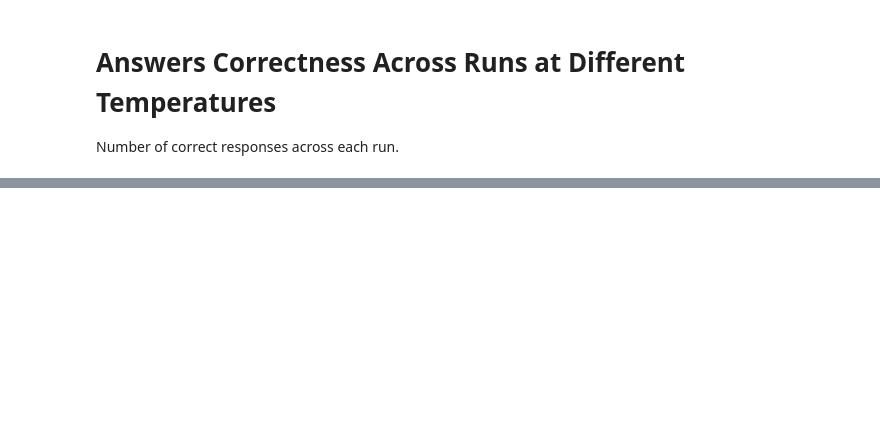
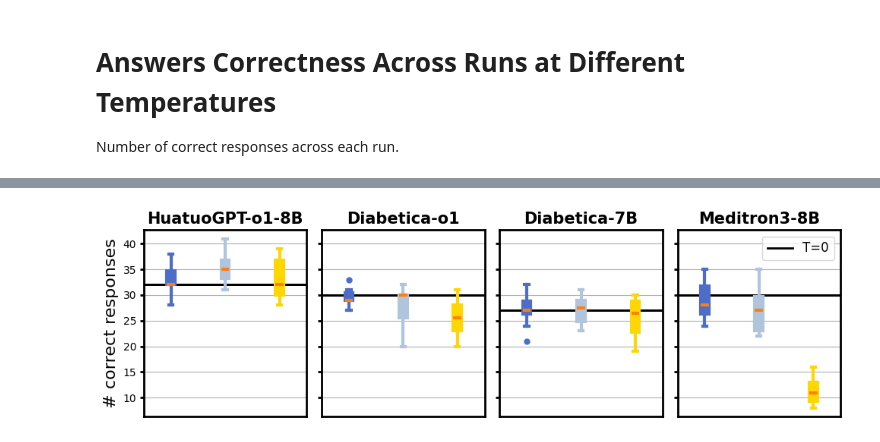
Before and after one commit to vanessadamario/SmallMedLLMs-PedEndo, a Jupyter notebook: notebooks/Evaluate Performance.ipynb, the cells around one changed output, grey strips where cells are left out. Cells and saved outputs as stored; diff of their text form; code cells hidden in the pictures; blank space fills up the shorter version.

```diff
--- a/notebooks/Evaluate Performance.ipynb
+++ b/notebooks/Evaluate Performance.ipynb
@@ -340,7 +342,7 @@ for model, cols in groups.items():
 
 # Display results
 for model, stats in accuracy_when_agree.items():
-    lo, hi = proportion_confint(stats['n_agreements'], n, method="wilson")
+    lo, hi = proportion_confint(stats['n_agreements'], n_cases, method="wilson")
     print(f"""{model.upper()}\n
     {stats['n_agreements']} agreements,
     # match & correct = {stats['# match & correct']:.3f},
@@ -432,6 +434,13 @@ clinical-chatgpt
 
 medfound7B
 [np.int64(71)]
+# %%
+models = [["huatuo-o1-prompt1", "huatuo-o1-prompt2", "huatuo-o1_no_letter"],
+          ["diabetica-o1-prompt1", "diabetica-o1-prompt2", "diabetica-o1_no_letter"],
+          ["diabetica-7B-prompt1", "diabetica-7B-prompt2", "diabetica-7B_no_letter"],
+          ["meditron3-8B-prompt1", "meditron3-8B_no_letter"],
+          ["clinical-chatgpt-prompt1", "clinical-chatgpt-prompt2", "clinical-chatgpt_no_letter"],
+          ["medfound7B-prompt1", "medfound7B-prompt2", "medfound7B_no_letter"]]
 # %% [markdown]
 ## McNemar's Test
 # %%
@@ -1347,38 +1498,40 @@ for j, t in enumerate(temperature_list):
                            capprops=capprops,
                            flierprops=flierprops,
                            patch_artist=True,
-                           labels=None,
+                           tick_labels=None,
                            # legend=lab,
                            zorder=4)
 
         bp['boxes'][0].set_facecolor(box_color)
         for element in ['boxes', 'whiskers', 'caps']: #, 'medians']:
             for b in bp[element]:
                 b.set_color(box_color)
                 b.set_linewidth(3)
 
         if t == temperature_list[-1]:
             ax[i].set_title(m_name, fontsize=15, weight='bold')
         ax[i].set_xticks([])          # removes tick locations
         ax[i].set_xticklabels([])     # removes labels (just in case)
 
 
 tick = ax[0].yaxis.get_major_ticks()
-for t in tick:
-    t.label.set_fontsize(11)
+# for t in tick:
+#    t.label.set_fontsize(11)
 ax[0].set_ylabel("# correct responses", fontsize=16)
 
 # legend
 line_T0 = mlines.Line2D([], [], color='black', label='T=0')
 # box_handles = [
 #    mpatches.Patch(facecolor=color, edgecolor=color, label=f'T={temperature_list[k]}')
 #    for k, color in enumerate(colors_list)]
 # handles = line_T0 # [line_T0]  + box_handles
 # ax[-1].legend(handles=handles, fontsize='large') #, loc='center left', bbox_to_anchor=(1, 0.5))
 ax[-1].legend(fontsize='large')
 
 plt.tight_layout()
 plt.savefig(f"plots/temperatures_distribution_runs.pdf")
+# %% [output]
+[figure, added]
 # %%
 for df_ in df_accuracy_runs_list:
     print(df_.describe())
```
Also changed, not shown: parts of 38 cells of this notebook.
